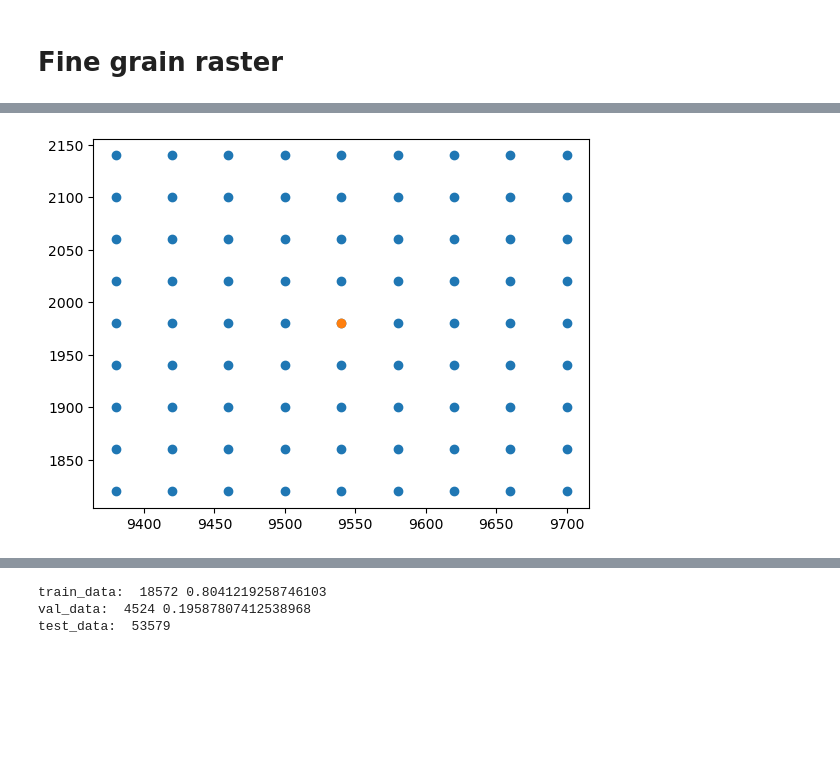
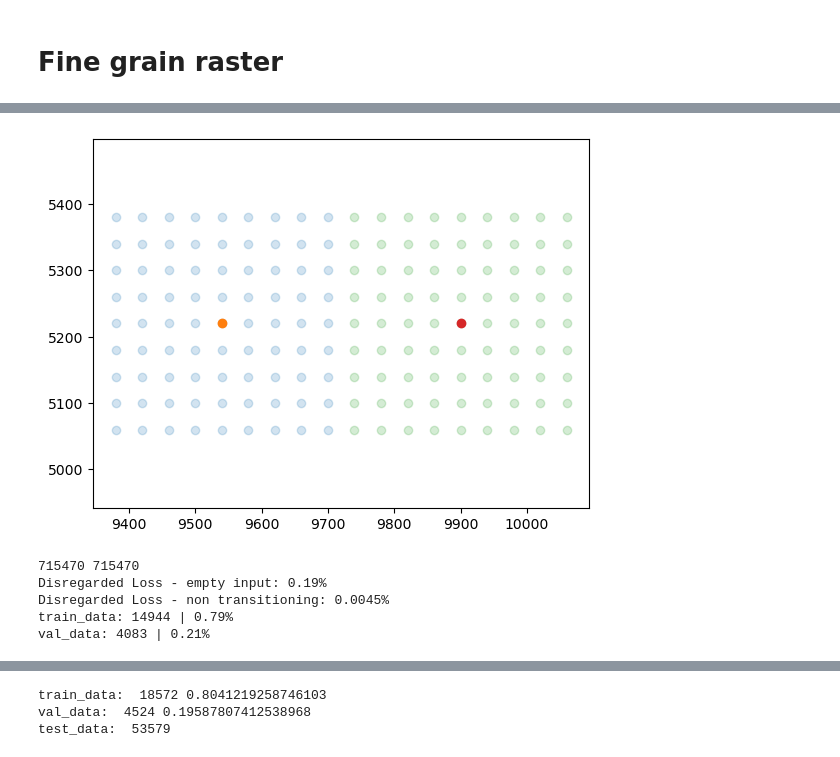
Before and after one commit to TimEngelmann/future-deforestation, a Jupyter notebook: notebooks/data_splitting.ipynb, the cells around one changed output, grey strips where cells are left out. Drawn from its saved outputs; the diff is of its cells as text; code cells hidden in the pictures; blank space fills up the shorter version.

```diff
--- a/notebooks/data_splitting.ipynb
+++ b/notebooks/data_splitting.ipynb
@@ -128,0 +167,22 @@ plt.show()
+# %%
+def load_processed_transition_data(year_start, year_end, shape=None, resolution=250, delta=None):
+    path_bio = f"../data/processed/biomass/amazonia/{resolution}m/"
+    path_bio = path_bio + f"transition_{year_start}_{year_end}.tif"
+    with rasterio.open(path_bio) as src:
+        out_meta = src.meta
+        if shape is not None:
+            nodata = 255
+            transition_data, out_transform = rasterio.mask.mask(src, shape, crop=True, nodata=nodata)
+            transition_data = transition_data.squeeze().astype(bool)
+            out_meta.update({"driver": "GTiff",
+                 "height": transition_data.shape[0],
+                 "width": transition_data.shape[1],
+                 "transform": out_transform})
+        else:
+            transition_data = src.read(1).astype(bool)
+    transition_data = torch.from_numpy(transition_data)
+    if delta is not None:
+        diff_x = int((transition_data.shape[1]%delta)/2 + delta)
+        diff_y = int((transition_data.shape[0]%delta)/2 + delta)
+        transition_data = torch.nn.functional.pad(transition_data, (diff_y, diff_y, diff_x, diff_x), value=False)
+    return transition_data, out_meta
@@ -215,14 +277,24 @@ array([[9.54000000e+03, 1.98000000e+03, 2.27461420e-01, 0.00000000e+00],
 # %%
 train_data_cluster = train_data[0]
+
 x_cluster = train_data_cluster[0]
 y_cluster = train_data_cluster[1]
 x = np.arange(int(x_cluster-delta/2+output_px/2), int(x_cluster+delta/2+output_px/2), output_px)
 y = np.arange(int(y_cluster-delta/2+output_px/2), int(y_cluster+delta/2+output_px/2), output_px)
 xv, yv = np.meshgrid(x, y)
+
+x_cluster_1 = x_cluster + delta
+y_cluster_1 = y_cluster
+x = np.arange(int(x_cluster_1-delta/2+output_px/2), int(x_cluster_1+delta/2+output_px/2), output_px)
+y = np.arange(int(y_cluster_1-delta/2+output_px/2), int(y_cluster_1+delta/2+output_px/2), output_px)
+xv_1, yv_1 = np.meshgrid(x, y)
+
+plt.scatter(xv,yv, alpha=0.2)
+plt.scatter(x_cluster, y_cluster)
+plt.scatter(xv_1,yv_1, alpha=0.2)
+plt.scatter(x_cluster_1, y_cluster_1)
+plt.axis("equal")
+plt.show()
+# %% [output]
+[figure, added]
-# %%
-plt.scatter(xv,yv)
-plt.scatter(x_cluster, y_cluster)
-plt.show()
-# %% [output]
-[figure, removed]
 # %%
@@ -249,0 +350,13 @@ def get_points_from_cluster(train_data):
+# %%
+filter_metrics = np.array([test_filter_metrics,val_filter_metrics,dropped_filter_metrics])
+print(np.sum(filter_metrics), torch.sum(transition_2010_2015).item())
+print("Disregarded Loss - empty input: {:.2f}%".format(np.sum(filter_metrics[:,0])/np.sum(filter_metrics) * 100))
+print("Disregarded Loss - non transitioning: {:.4f}%".format(np.sum(filter_metrics[:,1])/np.sum(filter_metrics)*100))
+print("train_data: {:.0f} | {:.2f}%".format(len(train_data_points), len(train_data_points)/(len(train_data_points)+len(val_data_points))))
+print("val_data: {:.0f} | {:.2f}%".format(len(val_data_points), len(val_data_points)/(len(train_data_points)+len(val_data_points))))
+# %% [output]
+715470 715470
+Disregarded Loss - empty input: 0.19%
+Disregarded Loss - non transitioning: 0.0045%
+train_data: 14944 | 0.79%
+val_data: 4083 | 0.21%
```
Also changed, not shown: parts of 20 cells of this notebook, 1 other file.
